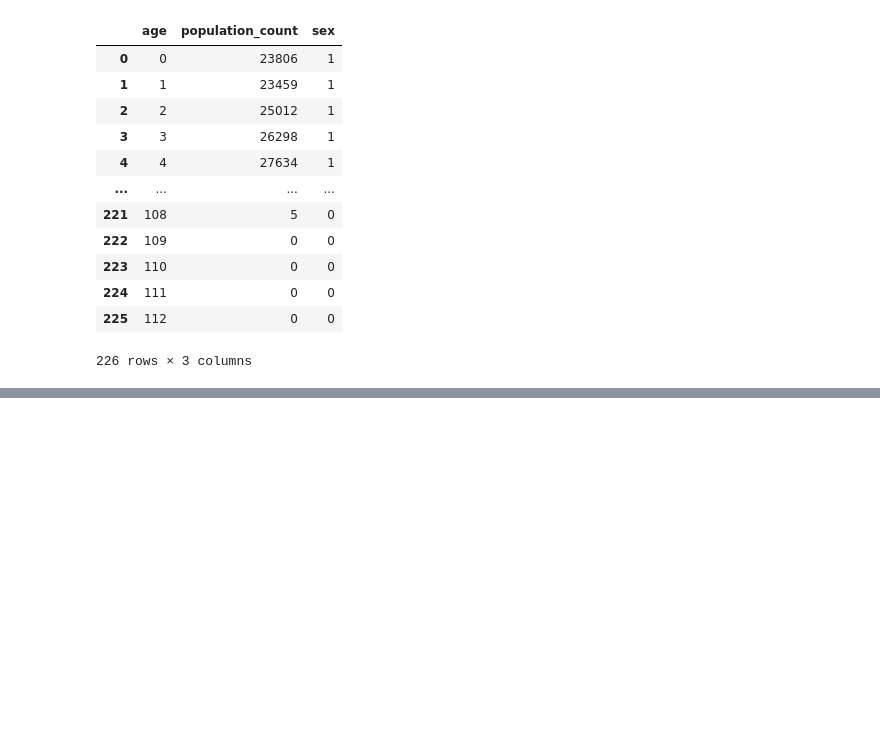
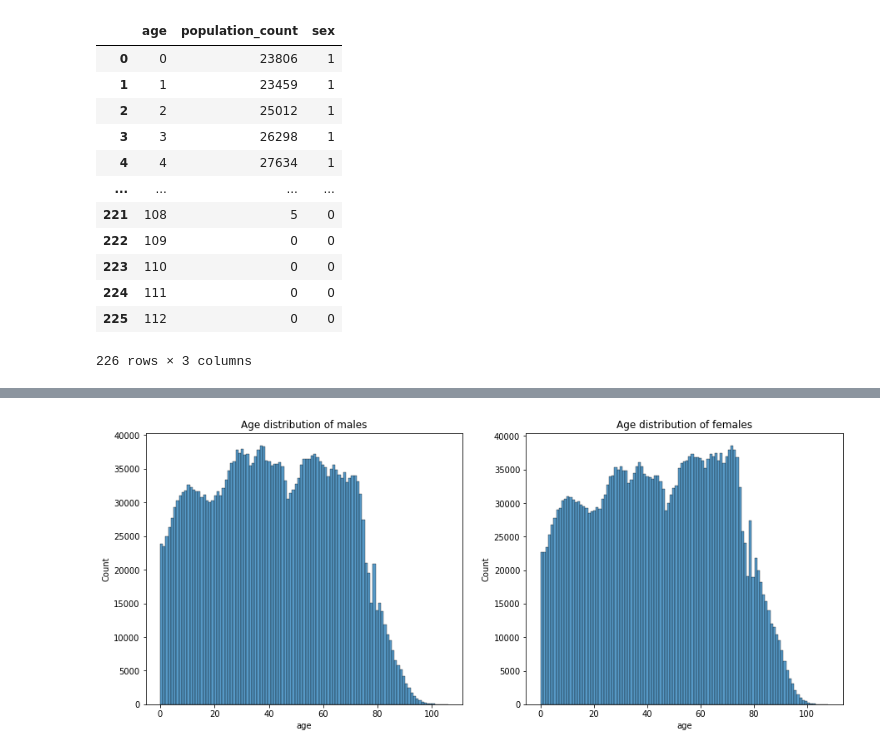
Before and after one commit to skupsala/population-simulation, a Jupyter notebook: notebooks/simulation.ipynb, the cells around one changed output, grey strips where cells are left out. Saved outputs shown, nothing was run; the diff lists cells and outputs as text; code cells hidden in the pictures; blank space fills up the shorter version.

```diff
--- a/notebooks/simulation.ipynb
+++ b/notebooks/simulation.ipynb
@@ -70,3 +72,7 @@ for _, row in population_stats_df.iterrows():
     start_idx = end_idx
 
 population_df = pd.DataFrame({'age': ages, 'sex': sexes})
+# %%
+plot_population_age_distributions_by_sex(population_df, aggregated=False)
+# %% [output]
+[figure, added]
```
Also changed, not shown: parts of 5 cells of this notebook, 1 other file.
